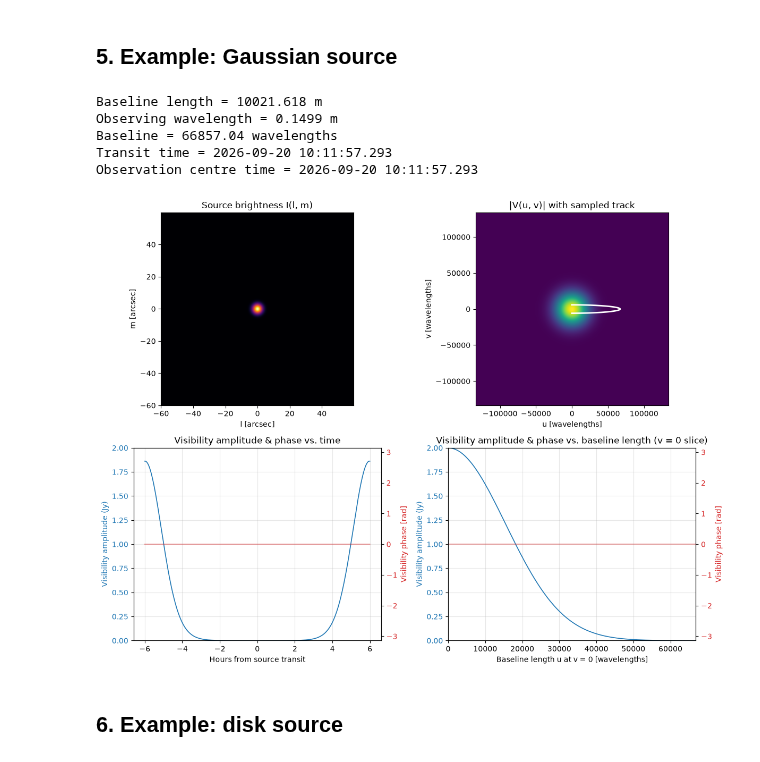
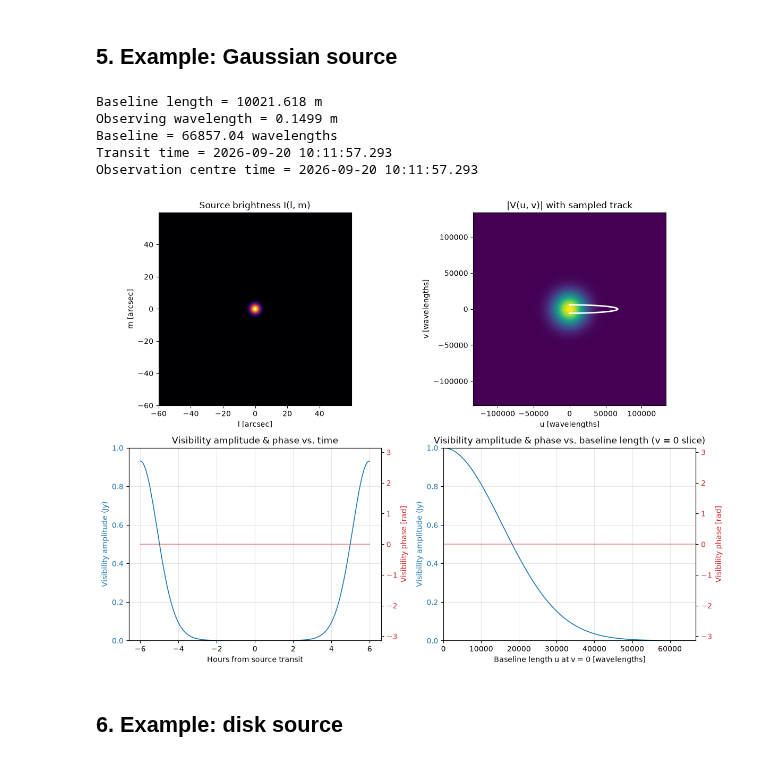
Before and after one commit to SixByNine/PHYS40491, a Jupyter notebook: week9/two_element_interferometer_extended_source.ipynb, the cells around one changed output. Saved outputs shown, nothing was run; the diff lists cells and outputs as text; code cells hidden in the pictures.

```diff
--- a/week9/two_element_interferometer_extended_source.ipynb
+++ b/week9/two_element_interferometer_extended_source.ipynb
@@ -383,15 +386,16 @@ def simulate_extended_source_interferometer(
         npix = intensity_jy.shape[0]
         l_extent = ((np.arange(npix) - npix // 2) * dl * u.rad).to(u.arcsec).value
         if log_intensity:
-            intensity_jy = np.log10(intensity_jy + 1e-9 * intensity.max())
+            norm=LogNorm()
             ax1.set_title("Log10 Source brightness I(l, m)")
         else:
+            norm=None
             ax1.set_title("Source brightness I(l, m)")
         ax1.imshow(
             intensity_jy,
             origin="lower",
             extent=[l_extent[0], l_extent[-1], l_extent[0], l_extent[-1]],
-            cmap="inferno",
+            cmap="inferno",norm=norm
         )
         ax1.set_xlabel("l [arcsec]")
         ax1.set_ylabel("m [arcsec]")
@@ -532,35 +536,35 @@ source = coord.SkyCoord(ra=10.0 * u.hourangle, dec=5. * u.deg, frame="icrs")
 
 frequency = 2000.0 * u.MHz
 reference_date = Time("2026-09-20T10:00:00")
 hours_from_transit = 0
 
 # Sky-plane grid: field of view must be large enough to resolve the source,
 # and fine enough (small enough pixels) to sample the baseline's (u, v) reach.
 fov = 120 * u.arcsec
 npix = 512
 
 l, m, dl = build_sky_grid(fov, npix)
-intensity = gaussian_source(l, m, fwhm=5 * u.arcsec,flux=2.0*u.Jy)
+intensity = gaussian_source(l, m, fwhm=5 * u.arcsec,flux=1.0*u.Jy)
 
 results_gaussian = simulate_extended_source_interferometer(
     antenna_A=antenna_A,
     antenna_B=antenna_B,
     source=source,
     frequency=frequency,
     intensity=intensity,
     dl=dl,
     reference_date=reference_date,
     hours_from_transit=hours_from_transit,
     observation_length=12 * u.hour,
     observation_steps=8000
 )
 # %% [output]
 Baseline length = 10021.618 m
 Observing wavelength = 0.1499 m
 Baseline = 66857.04 wavelengths
 Transit time = 2026-09-20 10:11:57.293
 Observation centre time = 2026-09-20 10:11:57.293
-[figure, old version]
+[figure, new version]
 # %% [markdown]
 ## 6. Example: disk source
 # %%
```
Also changed, not shown: parts of 4 cells of this notebook.
